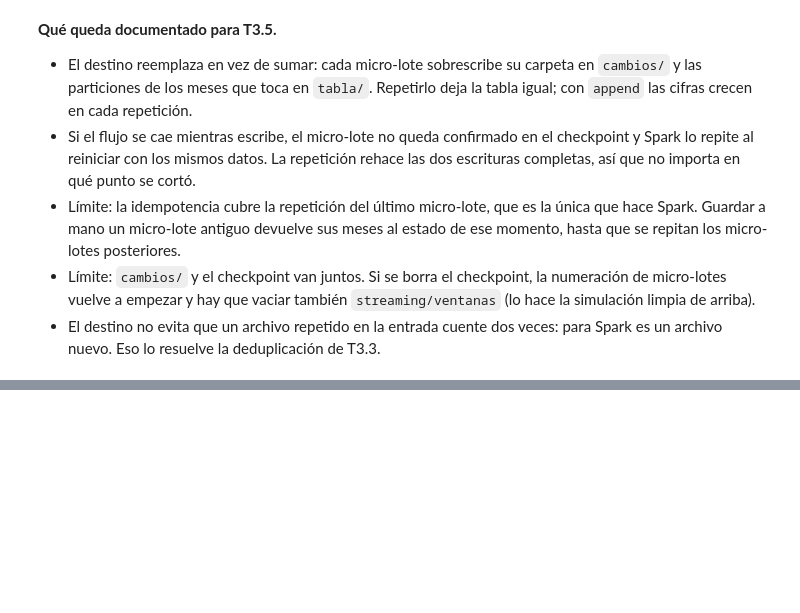
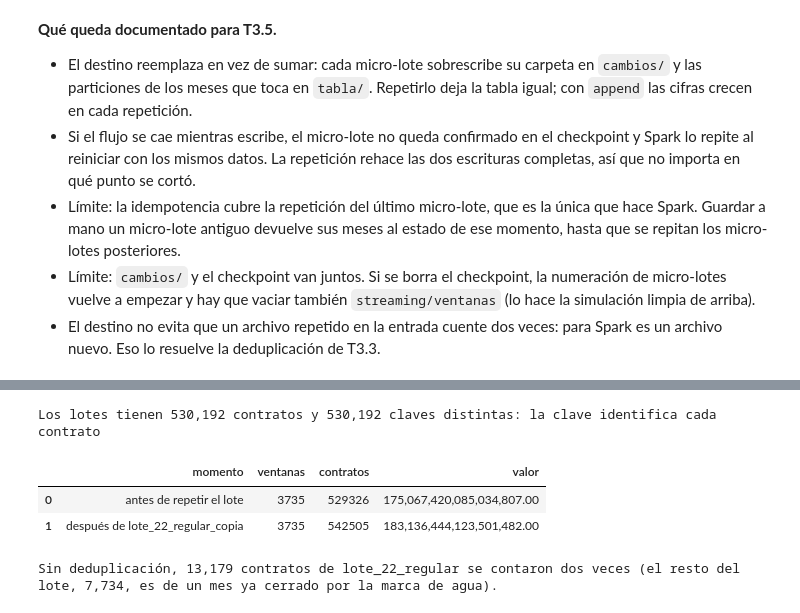
Before and after one commit to PalomaresJonatan13/pamd-secop, a Jupyter notebook: notebooks/06_corte3_resiliencia_idempotencia.ipynb, the cells around one changed output, grey strips where cells are left out. Cells and saved outputs as stored; diff of their text form; code cells hidden in the pictures; blank space fills up the shorter version.

```diff
--- a/notebooks/06_corte3_resiliencia_idempotencia.ipynb
+++ b/notebooks/06_corte3_resiliencia_idempotencia.ipynb
@@ -501,0 +514,37 @@ Criterio de aceptación de T3.2: OK
+# %%
+# T3.3 · Contraste: la consulta sin deduplicación (la de T3.2, con su checkpoint) recibe el último lote con otro nombre
+REPETIDO = orden[-1]
+claves = spark.read.parquet(STREAMING_LOTES).agg(F.count("*").alias("filas"), F.countDistinct(*CLAVE_CONTRATO).alias("claves")).first()
+assert claves["filas"] == claves["claves"], "La clave de T1.1 no es única en los lotes"
+print(f"Los lotes tienen {claves['filas']:,} contratos y {claves['claves']:,} claves distintas: la clave identifica cada contrato")
+
+sin_dedup = TablaEnMemoria()  # copia del resultado de T3.2, para no tocar el original
+sin_dedup.filas, sin_dedup.esquema = memoria.copia(), memoria.esquema
+antes = cifras(sin_dedup.como_dataframe(spark))
+
+consulta = (
+    ventanas_mensuales(leer_flujo(spark, STREAMING_ENTRADA), TOLERANCIA, SIN_DEPARTAMENTO)
+    .writeStream
+    .queryName("ventanas_sin_deduplicar")
+    .outputMode("update")
+    .foreachBatch(sin_dedup.guardar)
+    .option("checkpointLocation", STREAMING_CHECKPOINT)
+    .trigger(processingTime=DISPARO)
+    .start()
+)
+entregar_lote(spark, STREAMING_LOTES, STREAMING_ENTRADA, REPETIDO, nombre=REPETIDO + "_copia")
+consulta.processAllAvailable()
+consulta.stop()
+despues = cifras(sin_dedup.como_dataframe(spark))
+
+display(pd.DataFrame([{"momento": "antes de repetir el lote", **antes}, {"momento": f"después de {REPETIDO}_copia", **despues}]).drop(columns="huella"))
+contados_dos_veces = despues["contratos"] - antes["contratos"]
+assert contados_dos_veces > 0, "Se esperaba que el lote repetido cambiara las cifras"
+print(f"Sin deduplicación, {contados_dos_veces:,} contratos de {REPETIDO} se contaron dos veces "
+      f"(el resto del lote, {filas_lote[REPETIDO] - contados_dos_veces:,}, es de un mes ya cerrado por la marca de agua).")
+# %% [output]
+Los lotes tienen 530,192 contratos y 530,192 claves distintas: la clave identifica cada contrato
+|  | momento | ventanas | contratos | valor |
+| 0 | antes de repetir el lote | 3735 | 529326 | 175,067,420,085,034,807.00 |
+| 1 | después de lote_22_regular_copia | 3735 | 542505 | 183,136,444,123,501,482.00 |
+Sin deduplicación, 13,179 contratos de lote_22_regular se contaron dos veces (el resto del lote, 7,734, es de un mes ya cerrado por la marca de agua).
```
Also changed, not shown: parts of 9 cells of this notebook, 3 other files.
